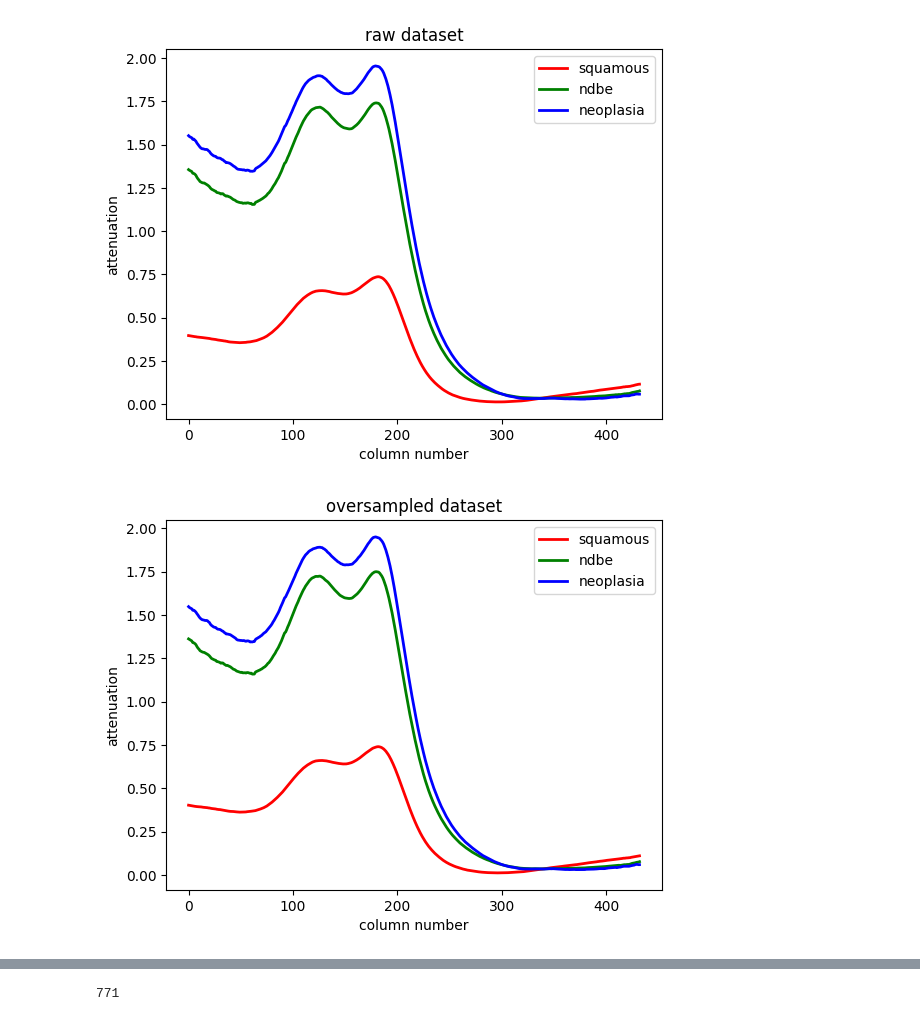
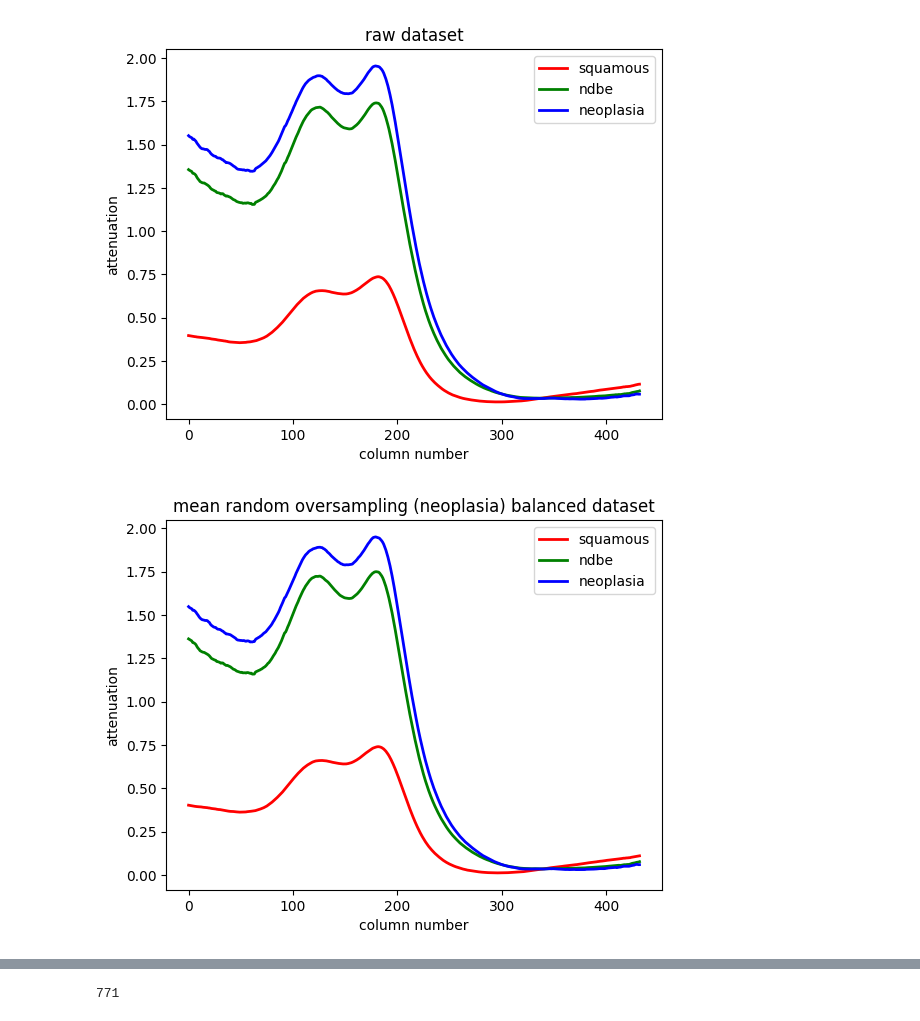
Before and after one commit to hamhaf/ML-cancer-detection, a Jupyter notebook: data/spectraplot.ipynb, the cells around one changed output, grey strips where cells are left out. Drawn from its saved outputs; the diff is of its cells as text; code cells hidden in the pictures.

Commit message:
more spectraplots for thesis

```diff
--- a/data/spectraplot.ipynb
+++ b/data/spectraplot.ipynb
@@ -42,12 +42,12 @@ plot_avg_spectra(combined, title='raw dataset', filename='original_data/spectrap
 # %%
 # avg attenuation for augmented DS (oversampled)
 x_train = pd.read_csv('augmented_data/train_data.csv', header=None)
 y_train = pd.read_csv('augmented_data/train_label.csv', header=None, names=['label'])
 merged = pd.merge(x_train, y_train, left_index=True, right_index=True)
 
-plot_avg_spectra(merged, title='oversampled dataset', filename='augmented_data/spectraplot.png')
+plot_avg_spectra(merged, title='mean random oversampling (neoplasia) balanced dataset', filename='augmented_data/spectraplot.png')
 # %% [output]
-[figure, old version]
+[figure, new version]
 # %%
 # avg attenuation for augmented DS (augmented v2)
 x_train = pd.read_csv('augmented_datav2/train_data.csv', header=None)
```
Also changed, not shown: parts of 2 cells of this notebook, 3 other files.
